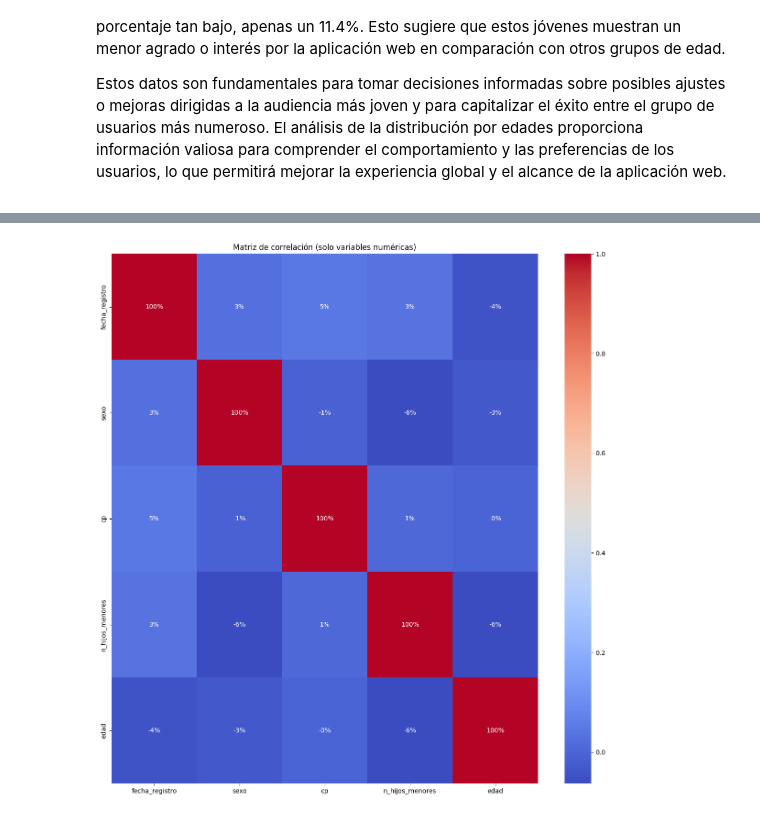
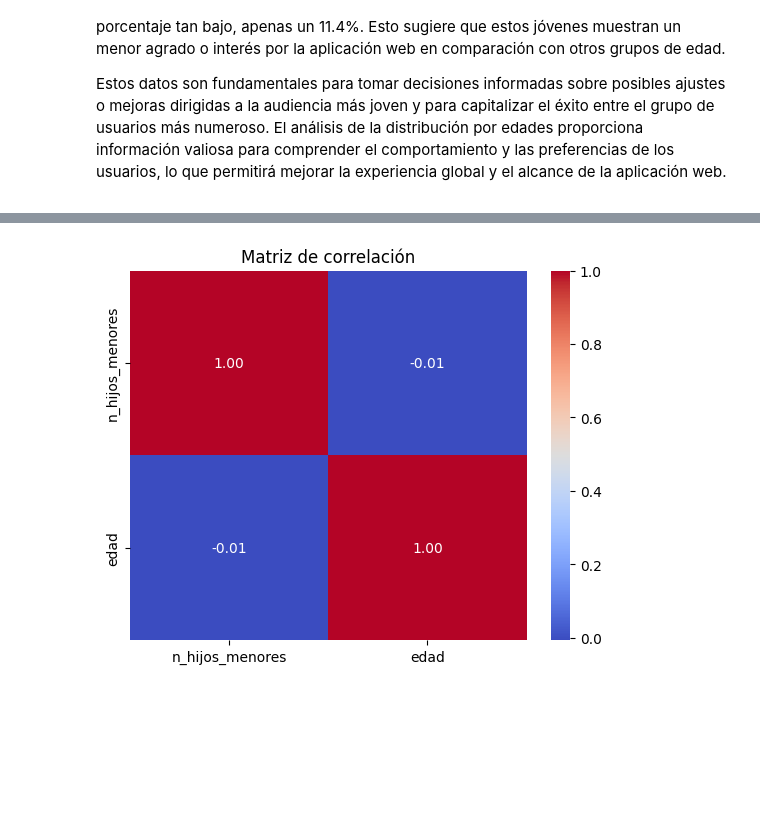
Before and after one commit to AlexCapis/HEATY---Aplicacion-Web-para-Olas-de-Calor, a Jupyter notebook: AlexEDA.ipynb, the cells around one changed output, grey strips where cells are left out. Drawn from its saved outputs; the diff is of its cells as text; code cells hidden in the pictures; folded sections open; blank space fills up the shorter version.

```diff
--- a/AlexEDA.ipynb
+++ b/AlexEDA.ipynb
@@ -560,0 +617,10 @@ Estos datos son fundamentales para tomar decisiones informadas sobre posibles aj
+# %%
+
+# Creamos una nueva columna "tiene_hijos" que indica si el usuario tiene hijos menores o no
+df['tiene_hijos'] = df['n_hijos_menores'] > 0
+
+# Dividimos a los usuarios en dos grupos: aquellos con hijos menores y aquellos sin hijos menores
+usuarios_con_hijos = df[df['tiene_hijos']]
+usuarios_sin_hijos = df[~df['tiene_hijos']]
+
+df
@@ -560,0 +641,7 @@ Estos datos son fundamentales para tomar decisiones informadas sobre posibles aj
+# %%
+# De la columna de "Sexo"
+df["tiene_hijos"][df["tiene_hijos"] == "False"] = 0 # mujer
+df["tiene_hijos"][df["tiene_hijos"] == "True"] = 1 # hombre
+
+# Cambio de tipo objet a tipo int
+df["tiene_hijos"] = df["tiene_hijos"].astype(int)
@@ -561,11 +747,9 @@ Estos datos son fundamentales para tomar decisiones informadas sobre posibles aj
 # %%
-# Calculamos la matriz de correlación para las columnas numéricas
-correlation_matrix = df.corr()
+# Matriz de correlación entre variables numéricas
+correlation_matrix = df[['n_hijos_menores', 'edad']].corr()
 
-# Creamos mapa de calor de correlación
-plt.figure(figsize=(15, 15))
-sns.heatmap(correlation_matrix, annot=True, cmap='coolwarm', fmt=".0%" )
-plt.title('Matriz de correlación (solo variables numéricas)')
+sns.heatmap(correlation_matrix, annot=True, cmap='coolwarm', fmt='.2f')
+plt.title("Matriz de correlación")
 plt.show()
 # %% [output]
-[figure, old version]
+[figure, new version]
```
Also changed, not shown: parts of 31 cells of this notebook, 13 other files.
